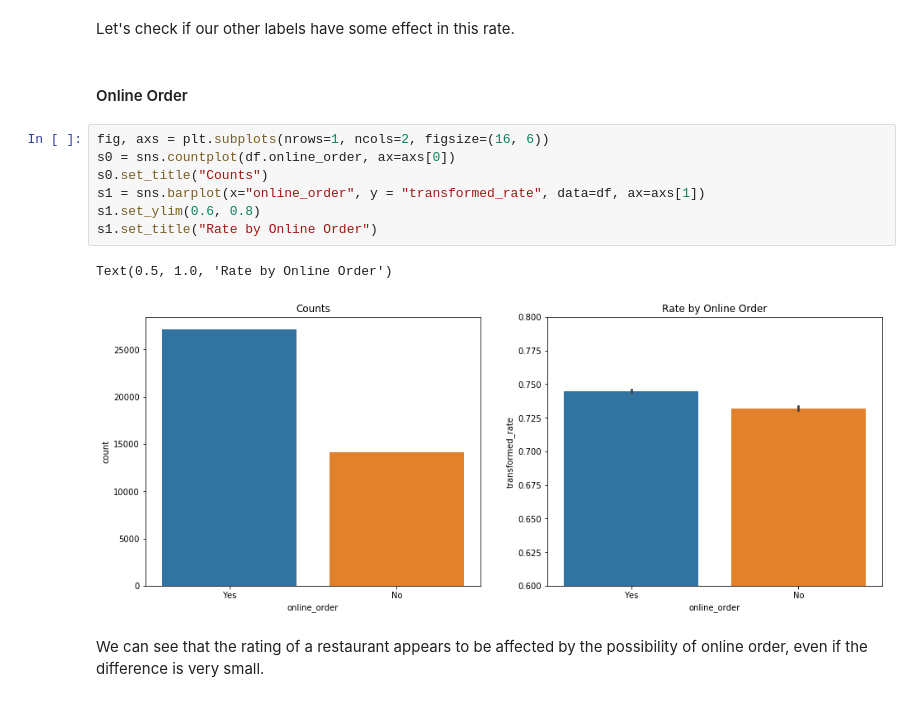
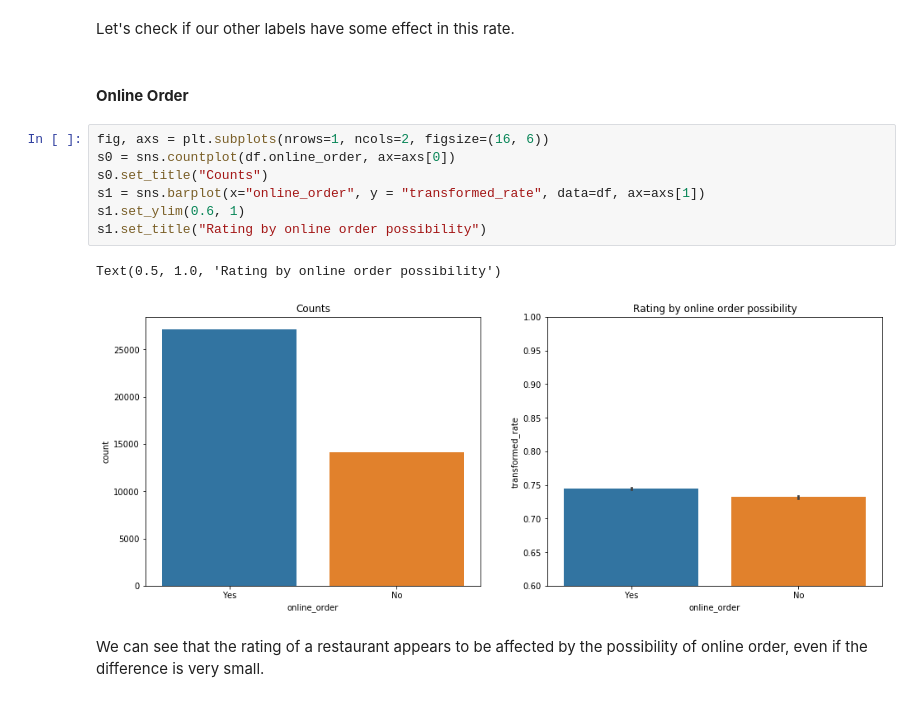
Before and after one commit to ricardoamferreira/ricardoamferreira.github.io, a Jupyter notebook: Notebooks/Zomato_Bangalore_Restaurants.ipynb, the cells around one changed output. Cells and saved outputs as stored; diff of their text form.

```diff
--- a/Notebooks/Zomato_Bangalore_Restaurants.ipynb
+++ b/Notebooks/Zomato_Bangalore_Restaurants.ipynb
@@ -324,16 +329,16 @@ This could imply a small tendency for people to want to vote when they had a ver
 # %% [markdown]
 Let's check if our other labels have some effect in this rate.
 # %% [markdown]
-#### Online Order
+#### **Online Order**
 # %%
 fig, axs = plt.subplots(nrows=1, ncols=2, figsize=(16, 6))
 s0 = sns.countplot(df.online_order, ax=axs[0])
 s0.set_title("Counts")
 s1 = sns.barplot(x="online_order", y = "transformed_rate", data=df, ax=axs[1])
-s1.set_ylim(0.6, 0.8)
-s1.set_title("Rate by Online Order")
+s1.set_ylim(0.6, 1)
+s1.set_title("Rating by online order possibility")
 # %% [output]
-Text(0.5, 1.0, 'Rate by Online Order')
+Text(0.5, 1.0, 'Rating by online order possibility')
-[figure, old version]
+[figure, new version]
 # %% [markdown]
 We can see that the rating of a restaurant appears to be affected by the possibility of online order, even if the difference is very small.
```
Also changed, not shown: parts of 27 cells of this notebook.
